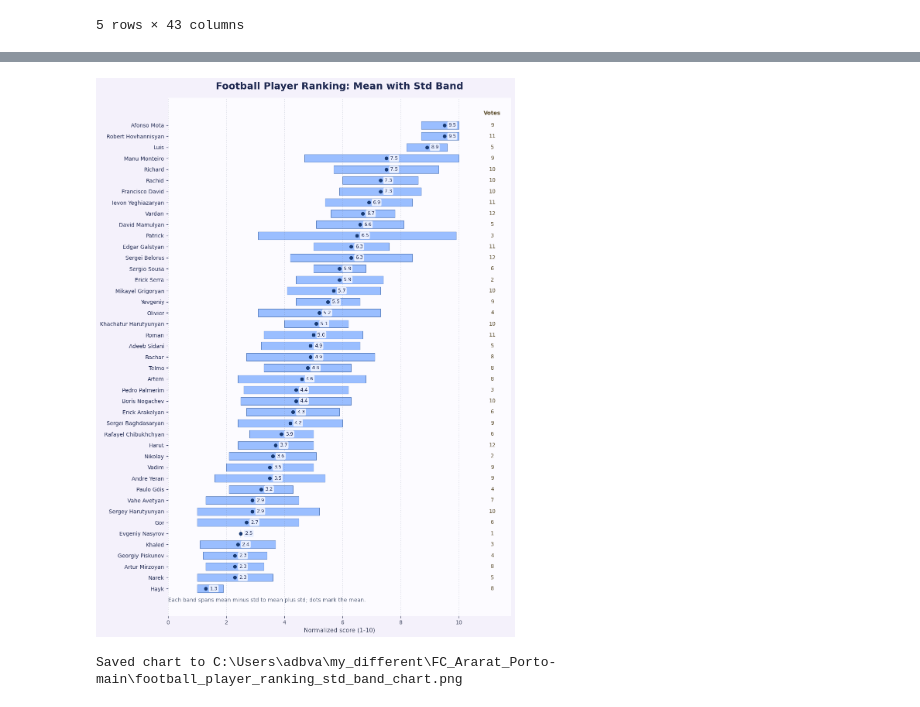
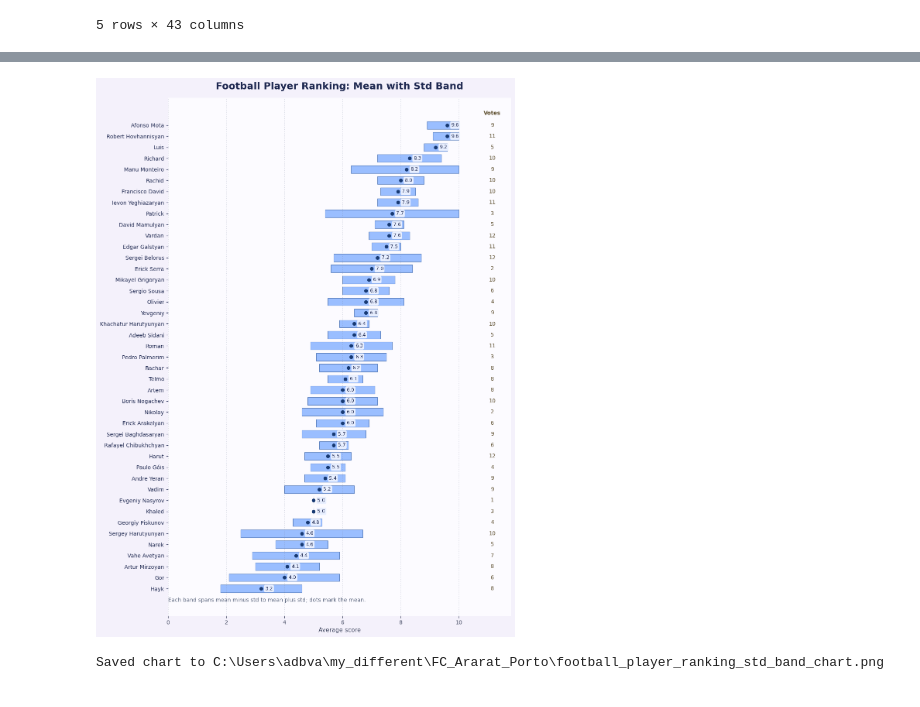
Before and after one commit to vadibekyan/FC_Ararat_Porto, a Jupyter notebook: football_player_ranking_analysis.ipynb, the cells around one changed output, grey strips where cells are left out. Drawn from its saved outputs; the diff is of its cells as text; code cells hidden in the pictures.

Commit message:
Apply local modifications

```diff
--- a/football_player_ranking_analysis.ipynb
+++ b/football_player_ranking_analysis.ipynb
@@ -87,7 +86,8 @@ def normalize_row(
     return result
 
 
-normalized_df = votes_df.apply(normalize_row, axis=1)
+#normalized_df = votes_df.apply(normalize_row, axis=1)
+normalized_df = votes_df
 normalized_df.head()
 # %% [output]
 |  | Vardan | Artur Mirzoyan | Nikolay | Edgar Galstyan | Erick Serra | Manu Monteiro | Mikayel Grigoryan | ... |
@@ -152,7 +152,7 @@ bars = ax.barh(
 )
 
 ax.set_title("Football Player Ranking", fontsize=18, weight="bold", pad=16, color="#1f2a1f")
-ax.set_xlabel("Normalized score (5-10)", fontsize=11, color="#3c3c3c")
+ax.set_xlabel("Average score", fontsize=11, color="#3c3c3c")
 ax.set_ylabel("")
 ax.set_xlim(0, 11.8)
 ax.grid(axis="x", linestyle=(0, (2, 3)), alpha=0.28, color="#6d7b6d")
@@ -219,42 +219,42 @@ ax.scatter(
 )
 
 ax.set_title("Football Player Ranking: Mean with Std Band", fontsize=18, weight="bold", pad=16, color="#1e2850")
-ax.set_xlabel("Normalized score (1-10)", fontsize=11, color="#434a62")
+ax.set_xlabel("Average score", fontsize=11, color="#434a62")
 ax.set_ylabel("")
 ax.set_xlim(0, 11.8)
 ax.grid(axis="x", linestyle=(0, (2, 3)), alpha=0.28, color="#7984a0")
 ax.tick_params(axis="y", labelsize=10, colors="#1e2850")
 ax.tick_params(axis="x", labelsize=10, colors="#434a62")
 
 for spine in ["top", "right", "left", "bottom"]:
     ax.spines[spine].set_visible(False)
 
 vote_x = 11.15
 ax.text(vote_x, len(spread_df) - 0.15, "Votes", ha="center", va="bottom", fontsize=10, weight="bold", color="#5c4d2d")
 
 for _, row in spread_df.iterrows():
     ax.text(
         row["mean_normalized_score"] + 0.14,
         row.name,
         f"{row['mean_normalized_score']:.1f}",
         va="center",
         fontsize=9,
         color="#1e2850",
         bbox=dict(boxstyle="round,pad=0.22", facecolor="#e8efff", edgecolor="none"),
     )
     ax.text(vote_x, row.name, f"{int(row['number_of_votes'])}", ha="center", va="center", fontsize=10, color="#5c4d2d")
 
 ax.text(0, -1.2, "Each band spans mean minus std to mean plus std; dots mark the mean.", fontsize=10, color="#636d84")
 
 plt.tight_layout(pad=1.4)
 
 spread_image_path = Path("football_player_ranking_std_band_chart.png")
 fig.savefig(spread_image_path, dpi=220, bbox_inches="tight", facecolor=fig.get_facecolor())
 plt.show()
 print(f"Saved chart to {spread_image_path.resolve()}")
 # %% [output]
-[figure, old version]
+[figure, new version]
-Saved chart to C:\Users\adbva\my_different\FC_Ararat_Porto-main\football_player_ranking_std_band_chart.png
+Saved chart to C:\Users\adbva\my_different\FC_Ararat_Porto\football_player_ranking_std_band_chart.png
 # %%
 final_scores = summary["mean_normalized_score"].dropna()
 mu, sigma = stats.norm.fit(final_scores)
```
Also changed, not shown: parts of 6 cells of this notebook, 4 other files.
